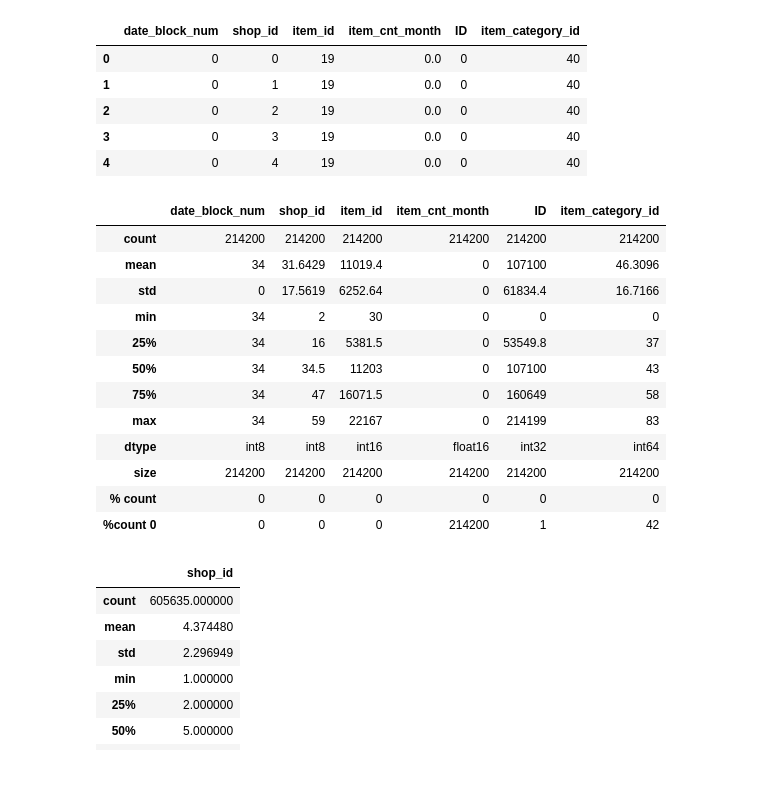
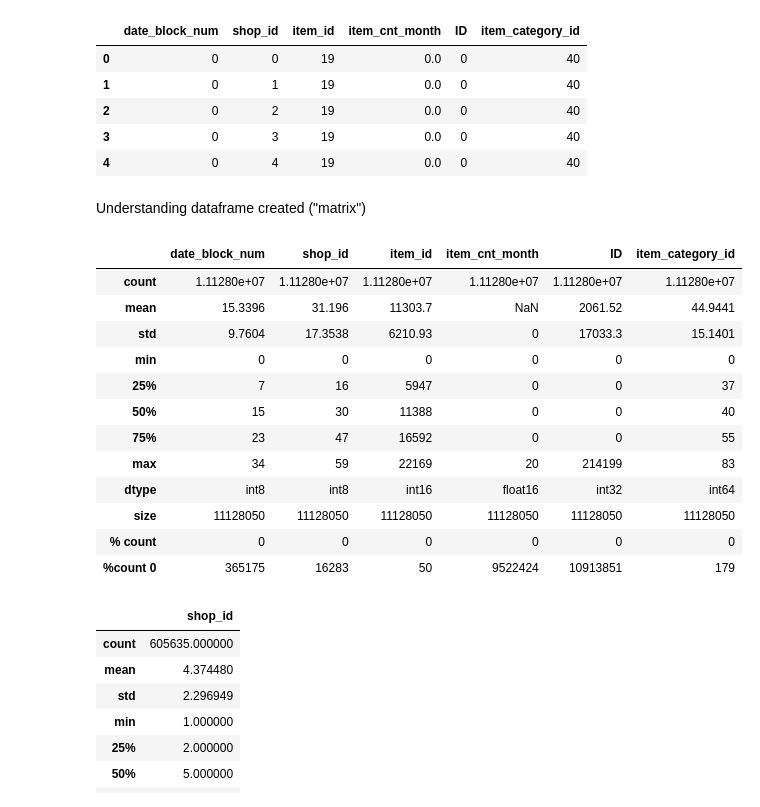
Before and after one commit to migai/Kag, a Jupyter notebook: ipynb_versions/Time Series Features & Modelling_v2.ipynb, the cells around one changed output. Saved outputs shown, nothing was run; the diff lists cells and outputs as text; code cells hidden in the pictures; blank space fills up the shorter version.

```diff
--- a/ipynb_versions/Time Series Features & Modelling_v2.ipynb
+++ b/ipynb_versions/Time Series Features & Modelling_v2.ipynb
@@ -226,29 +242,31 @@ matrix.head()
 | 2 | 0 | 2 | 19 | 0.0 | 0 | 40 |
 | 3 | 0 | 3 | 19 | 0.0 | 0 | 40 |
 | 4 | 0 | 4 | 19 | 0.0 | 0 | 40 |
+# %% [markdown]
+Understanding dataframe created ("matrix")
 # %%
-df = matrix[matrix['date_block_num'] == 34]
+df = matrix
 df1 = df.describe(include = 'all')
 
 df1.loc['dtype'] = df.dtypes
 df1.loc['size'] = len(df)
 df1.loc['% count'] = df.isnull().mean()
 df1.loc['%count 0'] = df.apply(lambda col: (col.count() - np.count_nonzero(col)))
 df1
 # %% [output]
 |  | date_block_num | shop_id | item_id | item_cnt_month | ID | item_category_id |
-| count | 214200 | 214200 | 214200 | 214200 | 214200 | 214200 |
-| mean | 34 | 31.6429 | 11019.4 | 0 | 107100 | 46.3096 |
-| std | 0 | 17.5619 | 6252.64 | 0 | 61834.4 | 16.7166 |
-| min | 34 | 2 | 30 | 0 | 0 | 0 |
-| 25% | 34 | 16 | 5381.5 | 0 | 53549.8 | 37 |
-| 50% | 34 | 34.5 | 11203 | 0 | 107100 | 43 |
-| 75% | 34 | 47 | 16071.5 | 0 | 160649 | 58 |
-| max | 34 | 59 | 22167 | 0 | 214199 | 83 |
+| count | 1.11280e+07 | 1.11280e+07 | 1.11280e+07 | 1.11280e+07 | 1.11280e+07 | 1.11280e+07 |
+| mean | 15.3396 | 31.196 | 11303.7 | NaN | 2061.52 | 44.9441 |
+| std | 9.7604 | 17.3538 | 6210.93 | 0 | 17033.3 | 15.1401 |
+| min | 0 | 0 | 0 | 0 | 0 | 0 |
+| 25% | 7 | 16 | 5947 | 0 | 0 | 37 |
+| 50% | 15 | 30 | 11388 | 0 | 0 | 40 |
+| 75% | 23 | 47 | 16592 | 0 | 0 | 55 |
+| max | 34 | 59 | 22169 | 20 | 214199 | 83 |
 | dtype | int8 | int8 | int16 | float16 | int32 | int64 |
-| size | 214200 | 214200 | 214200 | 214200 | 214200 | 214200 |
+| size | 11128050 | 11128050 | 11128050 | 11128050 | 11128050 | 11128050 |
 | % count | 0 | 0 | 0 | 0 | 0 | 0 |
-| %count 0 | 0 | 0 | 0 | 214200 | 1 | 42 |
+| %count 0 | 365175 | 16283 | 50 | 9522424 | 10913851 | 179 |
 # %%
 #Count of monthly data points for each category
 #item_id category
```
Also changed, not shown: parts of 29 cells of this notebook, 11 other files.
